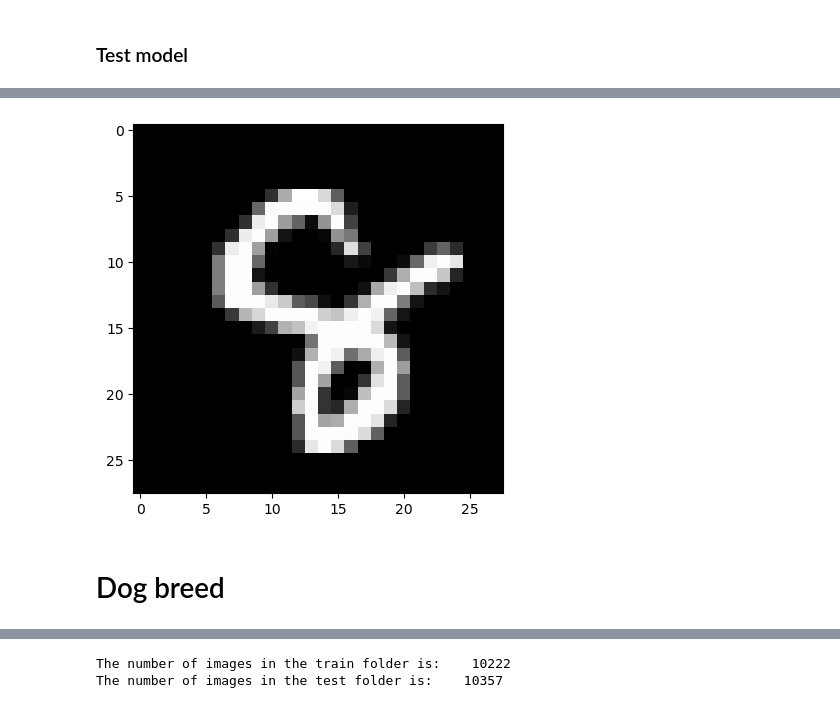
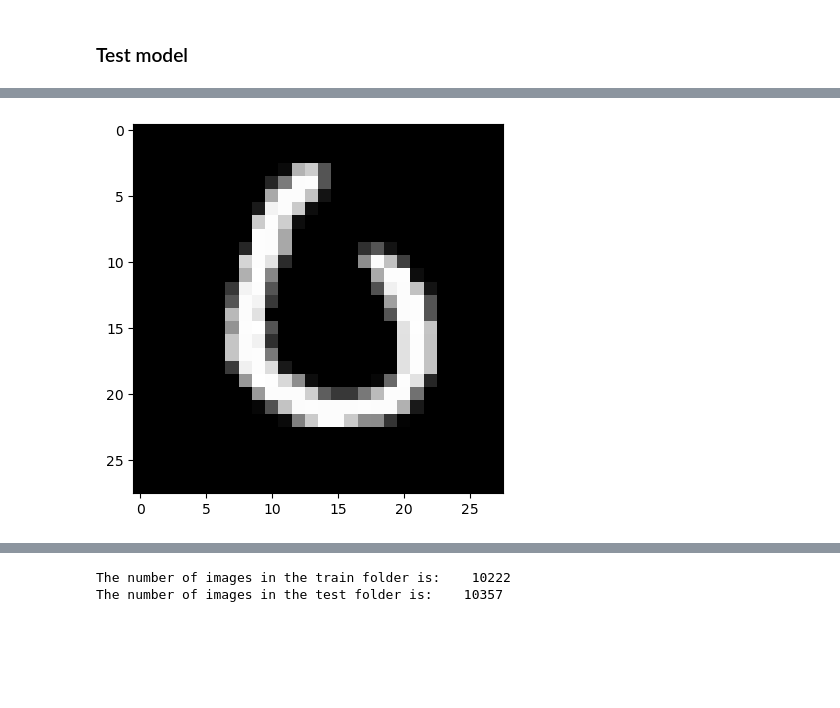
Before and after one commit to raydiwill/Computer-Vision-DSA-2023, a Jupyter notebook: Assignment 1/KhanhDuong_TRAN_Assignment_1.ipynb, the cells around one changed output, grey strips where cells are left out. Saved outputs shown, nothing was run; the diff lists cells and outputs as text; code cells hidden in the pictures; blank space fills up the shorter version.

```diff
--- a/Assignment 1/KhanhDuong_TRAN_Assignment_1.ipynb
+++ b/Assignment 1/KhanhDuong_TRAN_Assignment_1.ipynb
@@ -170,5 +212,5 @@ Epoch 10/10
 # %%
-y_pred_cnn = model.predict(X_test)
-plt.imshow(X_test.iloc[1900].values.reshape(28, 28), cmap="gray")
+# Test the CNN model
+plt.imshow(test.iloc[1900].values.reshape(28, 28), cmap="gray")
 print(f'The digit is {np.argmax(y_pred_cnn[1900])}')
 # %% [output]
@@ -177,3 +218 @@ The digit is 8
-[figure, old version]
+[figure, new version]
-# %% [markdown]
-# Dog breed
```
Also changed, not shown: parts of 65 cells of this notebook.
